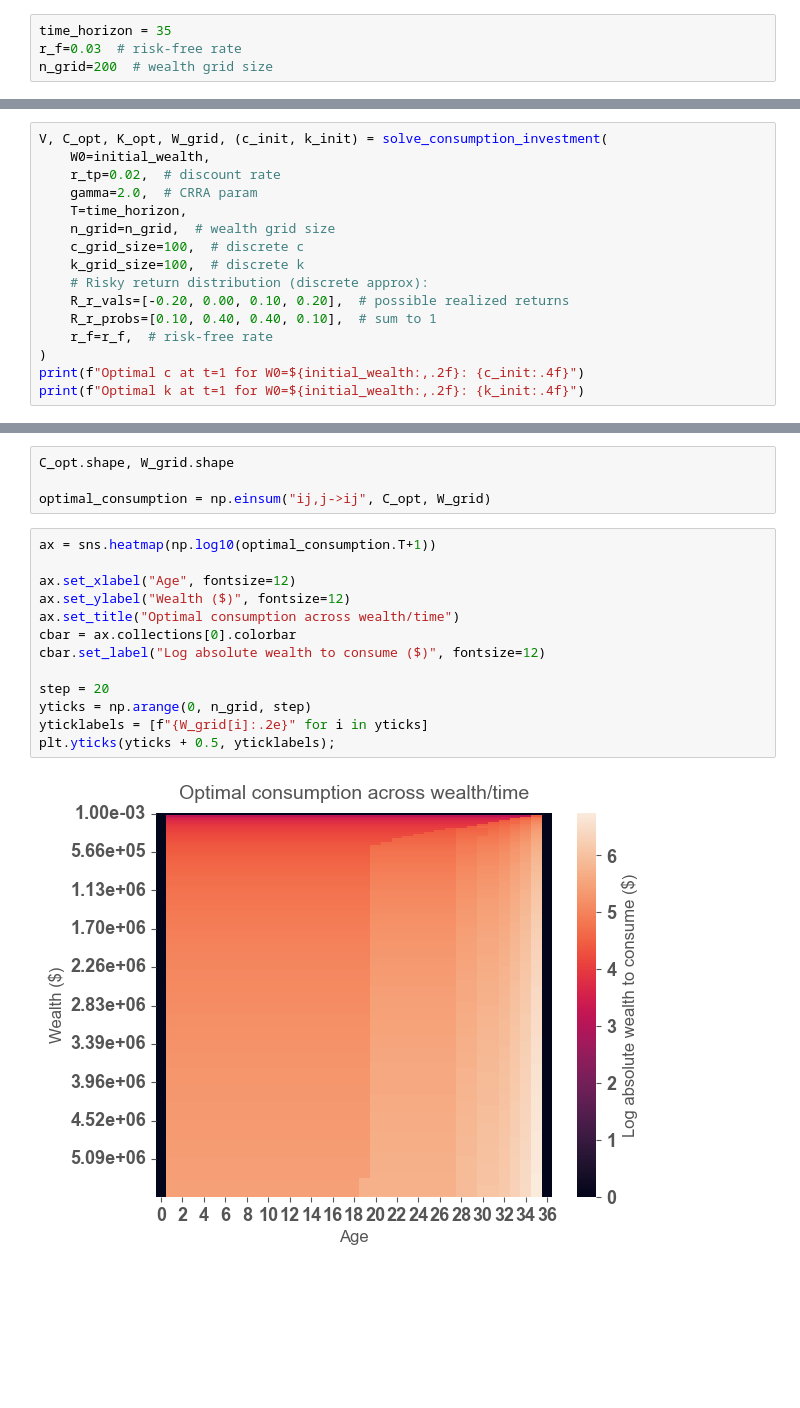
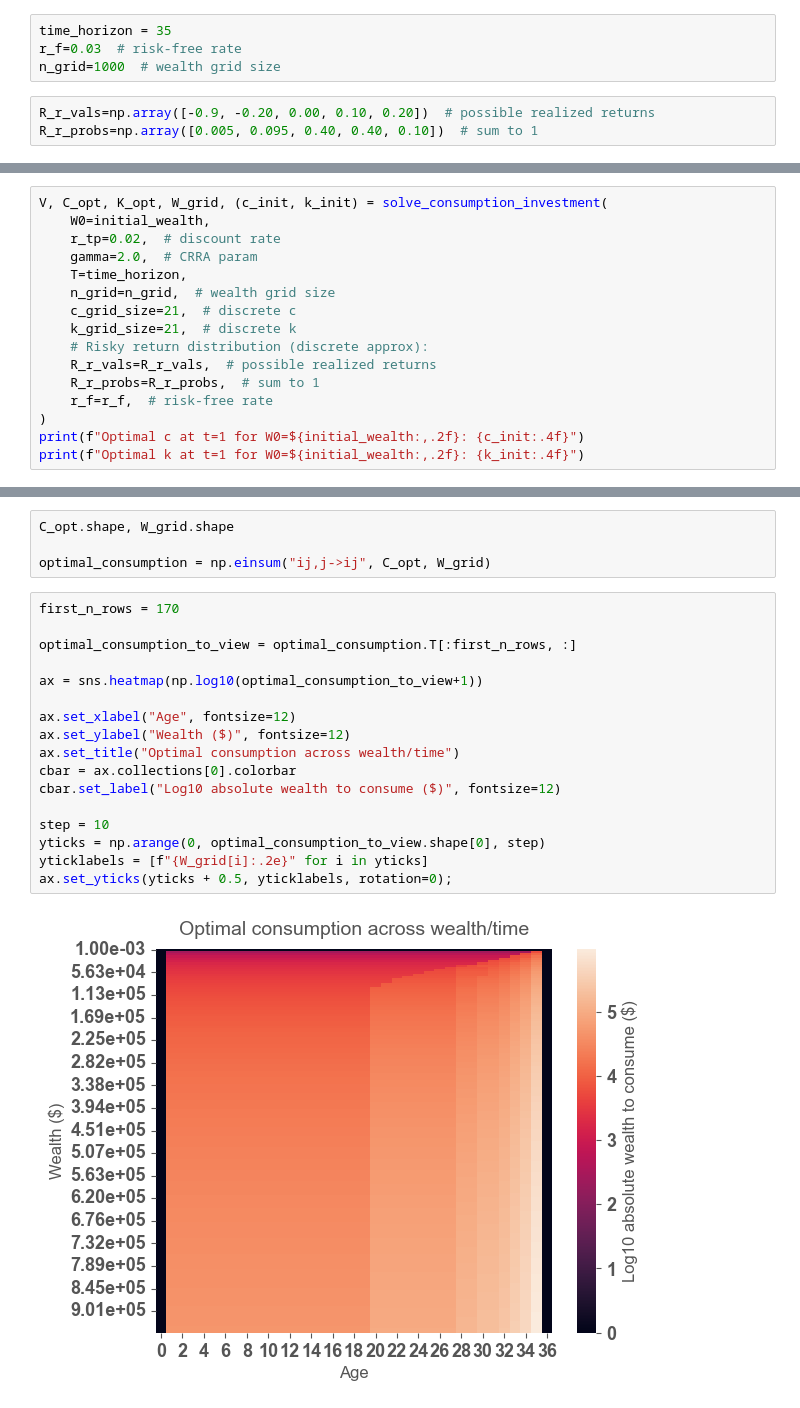
Before and after one commit to jaryaman/financial-decisions, a Jupyter notebook: notebooks/5-lifetime-spending-with-risky-asset.ipynb, the cells around one changed output, grey strips where cells are left out. Cells and saved outputs as stored; diff of their text form; blank space fills up the shorter version.

```diff
--- a/notebooks/5-lifetime-spending-with-risky-asset.ipynb
+++ b/notebooks/5-lifetime-spending-with-risky-asset.ipynb
@@ -136,4 +132,7 @@ def solve_consumption_investment(
 # %%
 time_horizon = 35
 r_f=0.03  # risk-free rate
-n_grid=200  # wealth grid size
+n_grid=1000  # wealth grid size
+# %%
+R_r_vals=np.array([-0.9, -0.20, 0.00, 0.10, 0.20])  # possible realized returns
+R_r_probs=np.array([0.005, 0.095, 0.40, 0.40, 0.10])  # sum to 1
@@ -144,11 +156,11 @@ V, C_opt, K_opt, W_grid, (c_init, k_init) = solve_consumption_investment(
     gamma=2.0,  # CRRA param
     T=time_horizon,
     n_grid=n_grid,  # wealth grid size
-    c_grid_size=100,  # discrete c
-    k_grid_size=100,  # discrete k
+    c_grid_size=21,  # discrete c
+    k_grid_size=21,  # discrete k
     # Risky return distribution (discrete approx):
-    R_r_vals=[-0.20, 0.00, 0.10, 0.20],  # possible realized returns
-    R_r_probs=[0.10, 0.40, 0.40, 0.10],  # sum to 1
+    R_r_vals=R_r_vals,  # possible realized returns
+    R_r_probs=R_r_probs,  # sum to 1
     r_f=r_f,  # risk-free rate
 )
 print(f"Optimal c at t=1 for W0=${initial_wealth:,.2f}: {c_init:.4f}")
@@ -184,20 +199,24 @@ C_opt.shape, W_grid.shape
 
 optimal_consumption = np.einsum("ij,j->ij", C_opt, W_grid)
 # %%
-ax = sns.heatmap(np.log10(optimal_consumption.T+1))
+first_n_rows = 170
+
+optimal_consumption_to_view = optimal_consumption.T[:first_n_rows, :]
+
+ax = sns.heatmap(np.log10(optimal_consumption_to_view+1))
 
 ax.set_xlabel("Age", fontsize=12)
 ax.set_ylabel("Wealth ($)", fontsize=12)
 ax.set_title("Optimal consumption across wealth/time")
 cbar = ax.collections[0].colorbar
-cbar.set_label("Log absolute wealth to consume ($)", fontsize=12)
+cbar.set_label("Log10 absolute wealth to consume ($)", fontsize=12)
 
-step = 20
-yticks = np.arange(0, n_grid, step)
+step = 10
+yticks = np.arange(0, optimal_consumption_to_view.shape[0], step)
 yticklabels = [f"{W_grid[i]:.2e}" for i in yticks]
-plt.yticks(yticks + 0.5, yticklabels);
+ax.set_yticks(yticks + 0.5, yticklabels, rotation=0);
 # %% [output]
-[figure, old version]
+[figure, new version]
 # %% [markdown]
 ## Analytic results from Haghani & White
 
```
Also changed, not shown: parts of 16 cells of this notebook.
